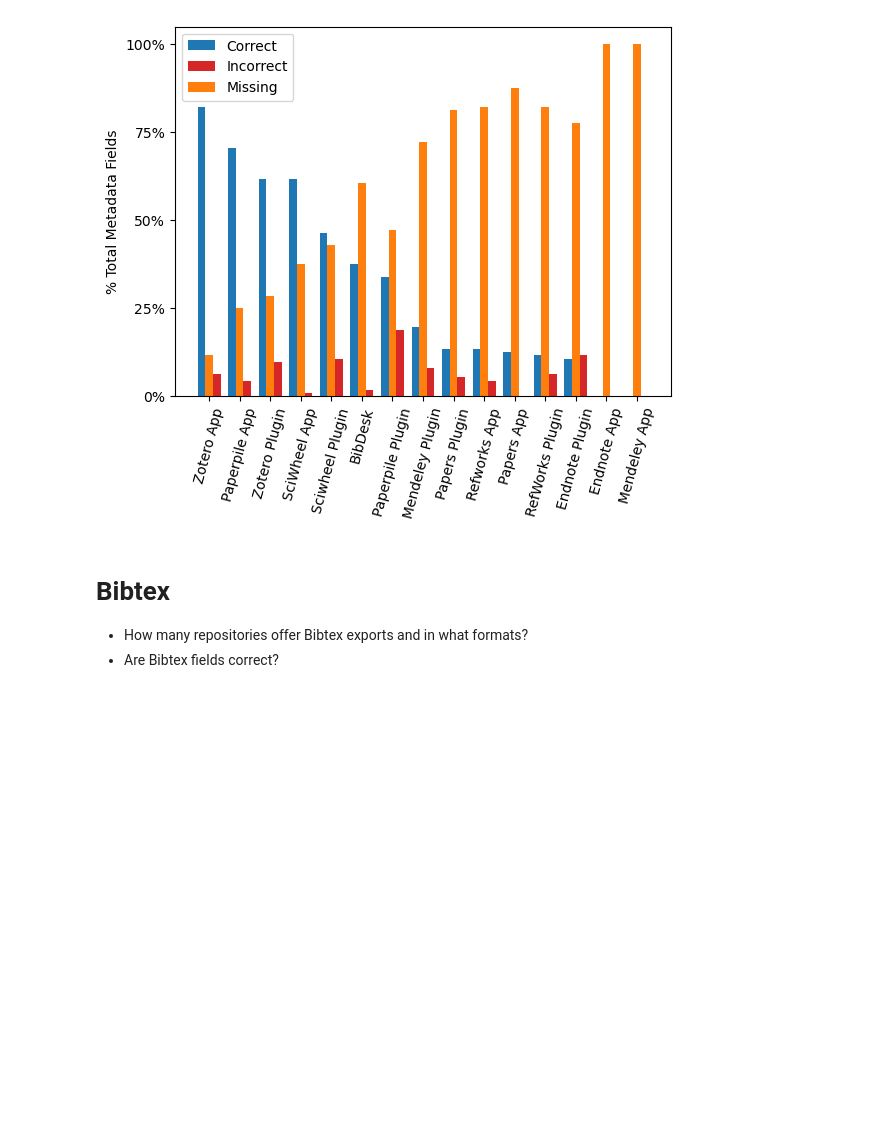
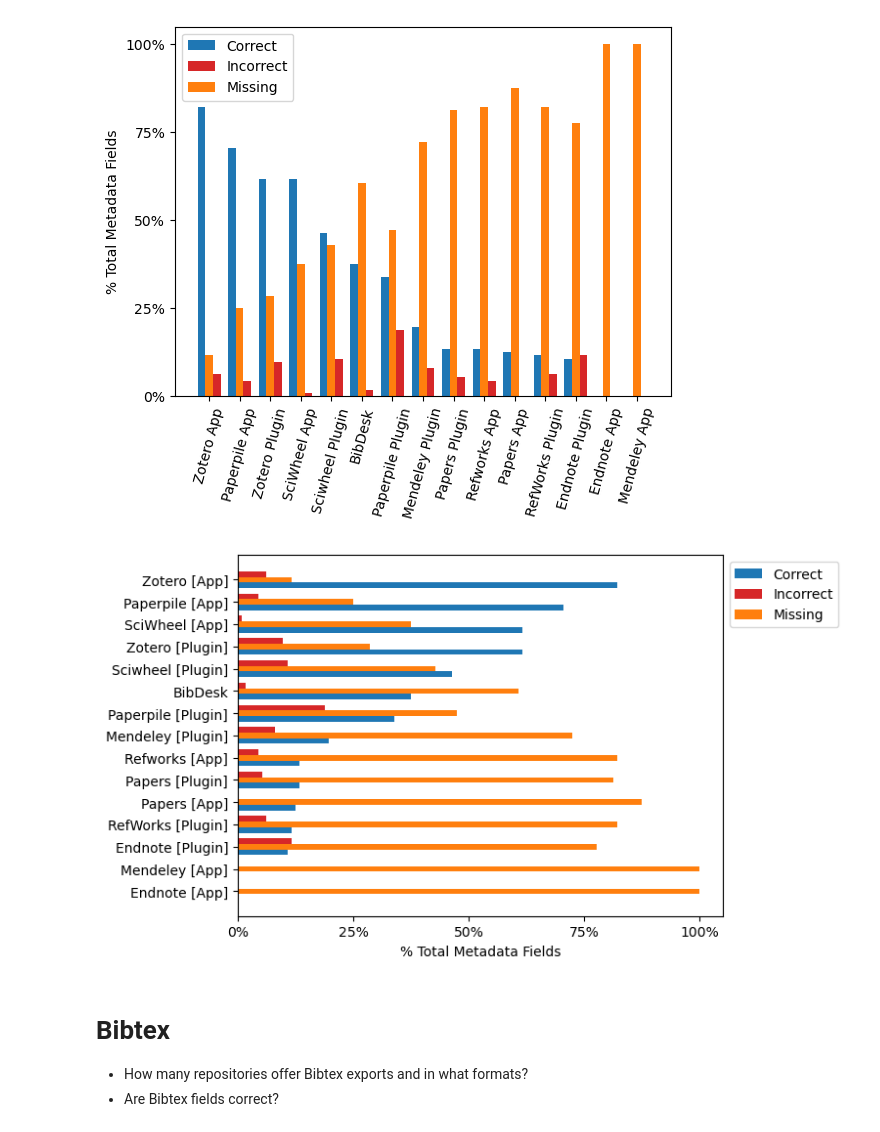
Before and after one commit to kvrouwenvelder/reference-manager-analysis, a Jupyter notebook: reference-manager-citations-ESIP.ipynb, the cells around one changed output. Cells and saved outputs as stored; diff of their text form; code cells hidden in the pictures; blank space fills up the shorter version.

```diff
--- a/reference-manager-citations-ESIP.ipynb
+++ b/reference-manager-citations-ESIP.ipynb
@@ -259,6 +261,42 @@ ax.legend()
 plt.show()
 # %% [output]
 [figure]
+# %%
+# Horizonal bar graph of correct fields across all repositories
+
+# Graph
+# Make graph
+
+fig, ax = plt.subplots()
+x = np.arange(len(list_of_dfs)) # of reference managers
+y = 14*8 # Max value possible for repo_export_sums for each ref manager. 14 repos, 8 fields per repo
+
+# Get xlabels from index and fix them up
+xlabels = repo_import_sums_df_sort.index.str.replace('-',' ') # Use labels from repo_import_sums_df_SORT index and remove hyphen
+xlabels = xlabels.str.replace('wizard','[App]') # change wizard to App
+xlabels = xlabels.str.replace('plugin','[Plugin]') # fix capitalization
+
+ylabels = ['0%','25%','50%','75%','100%']
+
+offset = 0.25
+width = 0.25
+
+# to get percentages: df[sum_column]/y*100
+
+# Graph all
+ax.barh(x - offset, (repo_import_sums_df_sort['sum_correct']/y*100), width, label = 'Correct', color = 'tab:blue')
+ax.barh(x + offset, (repo_import_sums_df_sort['sum_incorrect']/y*100), width, label = 'Incorrect', color = 'tab:red')
+ax.barh(x, (repo_import_sums_df_sort['sum_missing']/y*100), width, label = 'Missing', color = 'tab:orange')
+
+# set labels and ticks and axes
+ax.set_yticks(x,xlabels) # Either use repo_import_sums_df_sort.index for labels or new string, 'labels'
+ax.set_xticks([0,25,50,75,100],ylabels) # Either [0,y/4,y/2,3*y/4,y] for raw # metadata fields or [0, 25, 50, 100] for %
+ax.set_xlabel('% Total Metadata Fields')
+ax.legend(bbox_to_anchor = (1., 1))
+
+plt.show()
+# %% [output]
+[figure, added]
 # %% [markdown]
 # Bibtex
 * How many repositories offer Bibtex exports and in what formats?
```
Also changed, not shown: parts of 6 cells of this notebook.
